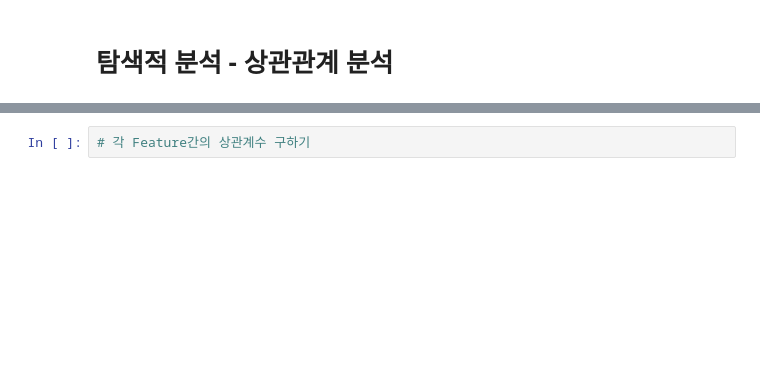
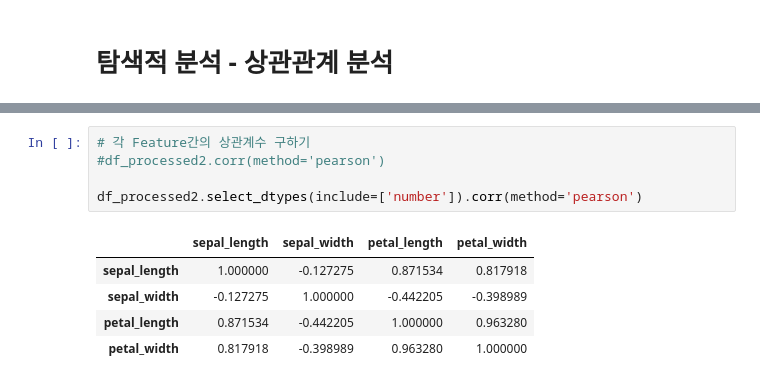
Before and after one commit to Hataeju/DATAPREPROCESSING, a Jupyter notebook: 전처리.ipynb, the cells around one changed output, grey strips where cells are left out. Drawn from its saved outputs; the diff is of its cells as text; blank space fills up the shorter version.

```diff
--- a/전처리.ipynb
+++ b/전처리.ipynb
@@ -387,2 +419,11 @@ Y = df_processed2['petal_length']
 # %%
 # 각 Feature간의 상관계수 구하기
+#df_processed2.corr(method='pearson')
+
+df_processed2.select_dtypes(include=['number']).corr(method='pearson')
+# %% [output]
+|  | sepal_length | sepal_width | petal_length | petal_width |
+| sepal_length | 1.000000 | -0.127275 | 0.871534 | 0.817918 |
+| sepal_width | -0.127275 | 1.000000 | -0.442205 | -0.398989 |
+| petal_length | 0.871534 | -0.442205 | 1.000000 | 0.963280 |
+| petal_width | 0.817918 | -0.398989 | 0.963280 | 1.000000 |
```
Also changed, not shown: parts of 7 cells of this notebook.
